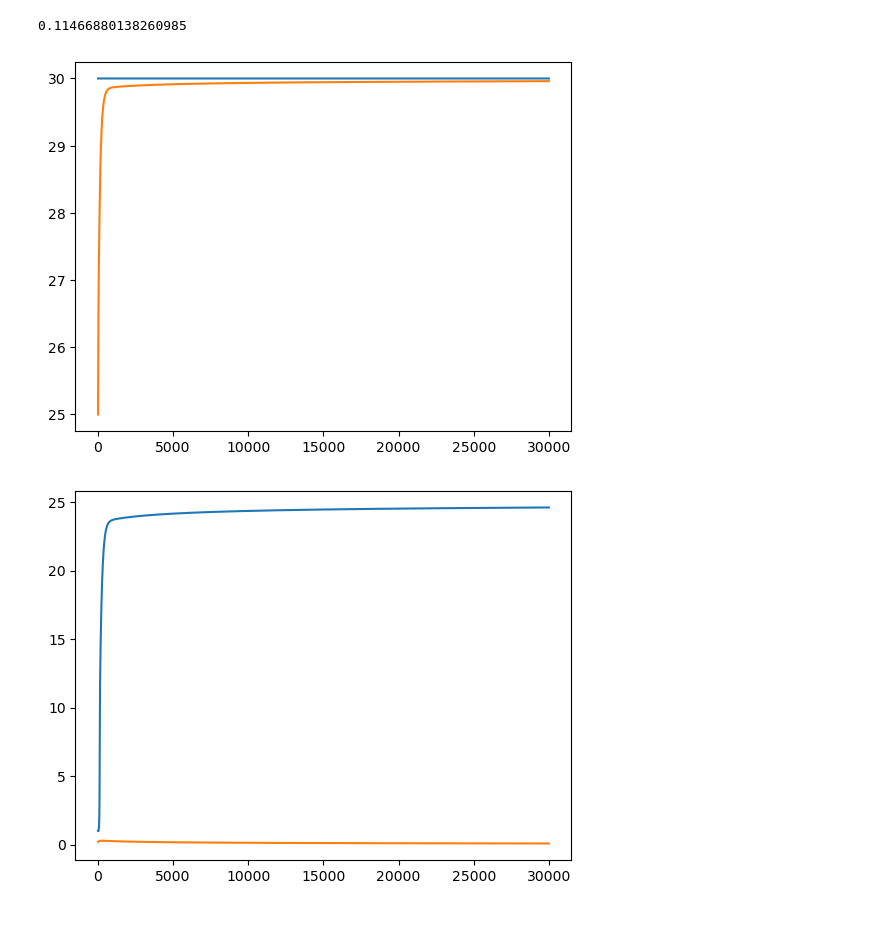
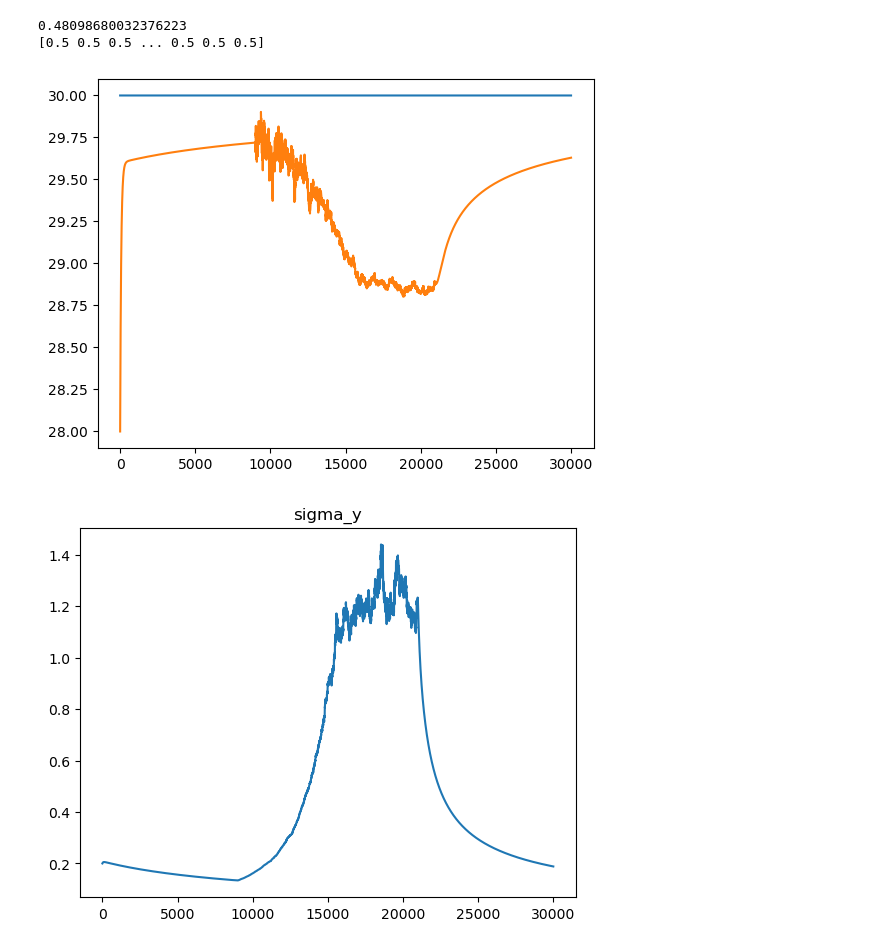
Before and after one commit to sebastiaan116/Affective-Active-Inference, a Jupyter notebook: Hydar_exp.ipynb, the cells around one changed output. Cells and saved outputs as stored; diff of their text form; code cells hidden in the pictures; blank space fills up the shorter version.

Commit message:
some more expirments  variying noise in hydarexp

```diff
--- a/Hydar_exp.ipynb
+++ b/Hydar_exp.ipynb
@@ -30,19 +30,19 @@ y =np.zeros(N)
 x = np.ones(N)*30
 
 
-omega_x = np.ones(N)
+omega_x = np.ones(N)*0.5
 omega_y = np.zeros(N)
 sigma_x = np.zeros(N)
 sigma_y = np.zeros(N)
 std = np.zeros(N)
 
 
-omega_x[0] = 1
+omega_x[0] = 0.5
 omega_y[0] = 5
-mu_v = 25
-mu_x[0]= 25
+mu_v =28
+mu_x[0]= 28
 std_noise_x = 0
-std_noise_y = 1
+std_noise_y = 0.8
 
 alpha_x = 1
 alpha_y = 1
@@ -56,10 +56,16 @@ for i in np.arange(0,N-1):
     # prior real depth: x == prior: mu_v == 30
     x[i] = 30         # + np.random.randn(1)*std_noise_x       #x[i+1]  gebruiken
 
-    if i<0.5*N:
+
+
+    #y[i] = g_gp(x[i])   + np.random.randn(1)*std_noise_y#*np.sin(10*1/N*i)
+    if i<0.3*N:
         y[i] = g_gp(x[i])  # + np.random.randn(1)*std_noise_y
+
+    elif i<0.7*N:
+        y[i] = g_gp(x[i])   + np.random.randn(1)*std_noise_y
     else:
-        y[i] = g_gp(x[i])#   + np.random.randn(1)*std_noise_y
+        y[i] = g_gp(x[i])   #+ np.random.randn(1)*std_noise_y
 
 
     sigma_x[i] =  1/omega_x[i]
@@ -75,9 +81,9 @@ for i in np.arange(0,N-1):
 
 
     #precision update
-    domega_x = alpha_x*(0.5*(1/omega_x[i] - e_x[i]**2))
+    #domega_x = alpha_x*(0.5*(1/omega_x[i] - e_x[i]**2))
     domega_y = alpha_y*(0.5*(1/omega_y[i] - e_y[i]**2))
-    omega_x[i+1] = omega_x[i] + dt*domega_x
+    #omega_x[i+1] = omega_x[i] + dt*domega_x
     omega_y[i+1] = omega_y[i] + dt*domega_y
 
 
@@ -86,14 +92,20 @@ for i in np.arange(0,N-1):
 # %%
 plt.figure()
 plt.plot(x)
 plt.plot(mu_x)
 
+
 plt.figure()
-plt.plot(sigma_x)
+#plt.plot(sigma_x)
 plt.plot(sigma_y)
+plt.title("sigma_y")
 
 print(np.mean(sigma_y[2500:30000]))
+
+
+print(omega_x)
 # %% [output]
-0.11466880138260985
+0.48098680032376223
+[0.5 0.5 0.5 ... 0.5 0.5 0.5]
-[figure, old version]
+[figure, new version]
-[figure, old version]
+[figure, new version]
```
Also changed, not shown: 2 other files.
